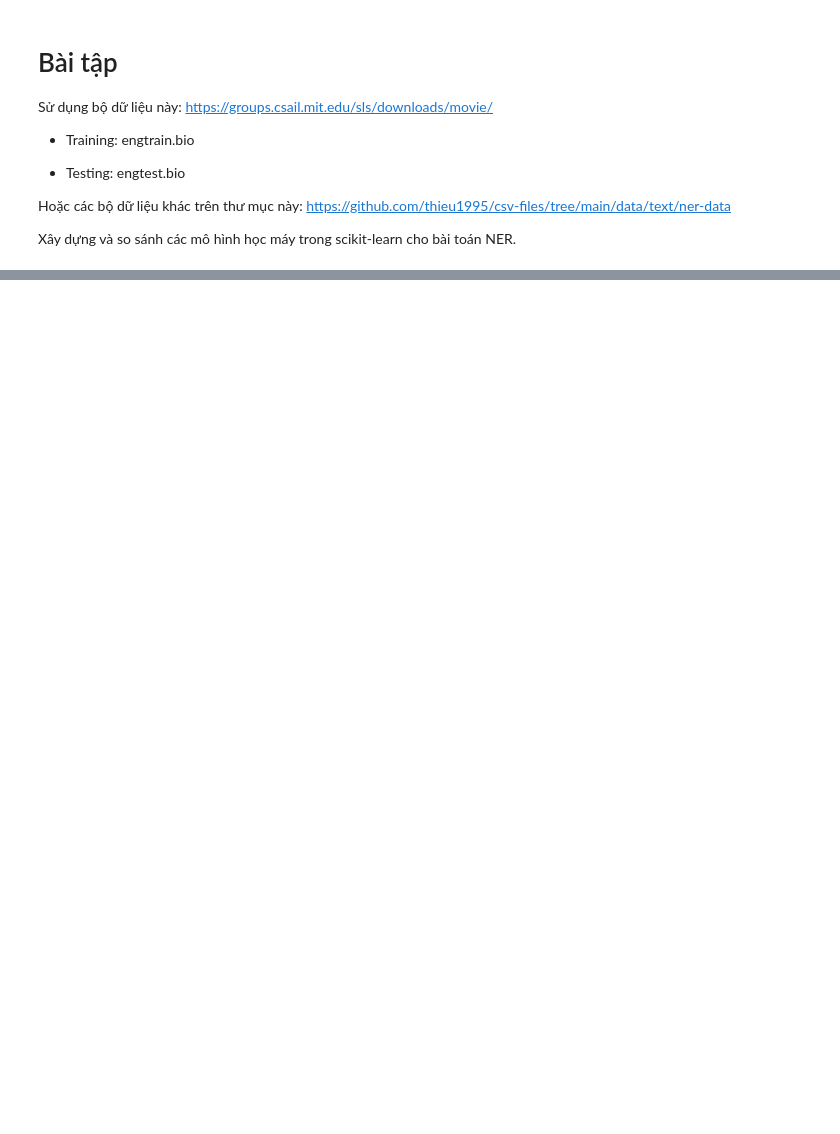
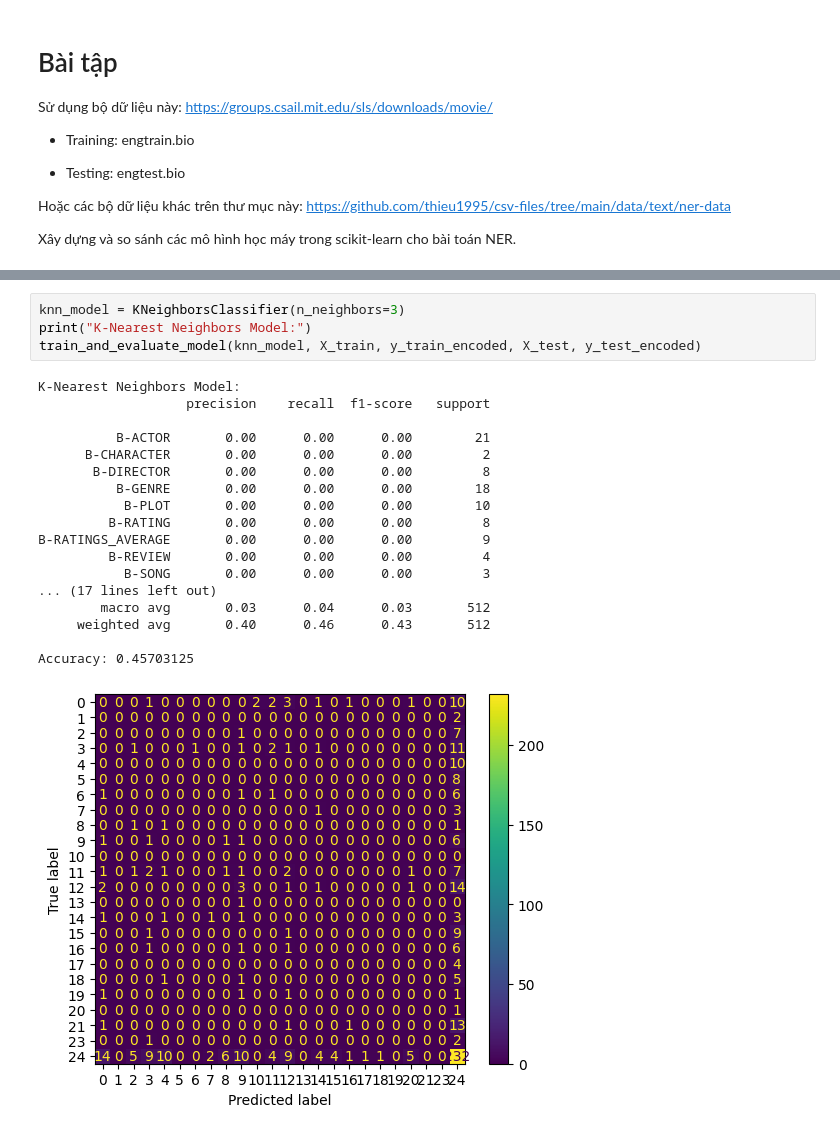
Before and after one commit to ducnguyentrungai/LapTrinhAI, a Jupyter notebook: week14/DAP_PAI_NLP_02.ipynb, the cells around one changed output, grey strips where cells are left out. Saved outputs shown, nothing was run; the diff lists cells and outputs as text; blank space fills up the shorter version.

```diff
--- a/week14/DAP_PAI_NLP_02.ipynb
+++ b/week14/DAP_PAI_NLP_02.ipynb
@@ -549,0 +465,23 @@ Accuracy: 0.556640625
+# %%
+knn_model = KNeighborsClassifier(n_neighbors=3)
+print("K-Nearest Neighbors Model:")
+train_and_evaluate_model(knn_model, X_train, y_train_encoded, X_test, y_test_encoded)
+# %% [output]
+K-Nearest Neighbors Model:
+                   precision    recall  f1-score   support
+
+          B-ACTOR       0.00      0.00      0.00        21
+      B-CHARACTER       0.00      0.00      0.00         2
+       B-DIRECTOR       0.00      0.00      0.00         8
+          B-GENRE       0.00      0.00      0.00        18
+           B-PLOT       0.00      0.00      0.00        10
+         B-RATING       0.00      0.00      0.00         8
+B-RATINGS_AVERAGE       0.00      0.00      0.00         9
+         B-REVIEW       0.00      0.00      0.00         4
+           B-SONG       0.00      0.00      0.00         3
+... (17 lines left out)
+        macro avg       0.03      0.04      0.03       512
+     weighted avg       0.40      0.46      0.43       512
+
+Accuracy: 0.45703125
+[figure, added]
```
Also changed, not shown: parts of 14 cells of this notebook, 1 other file.
